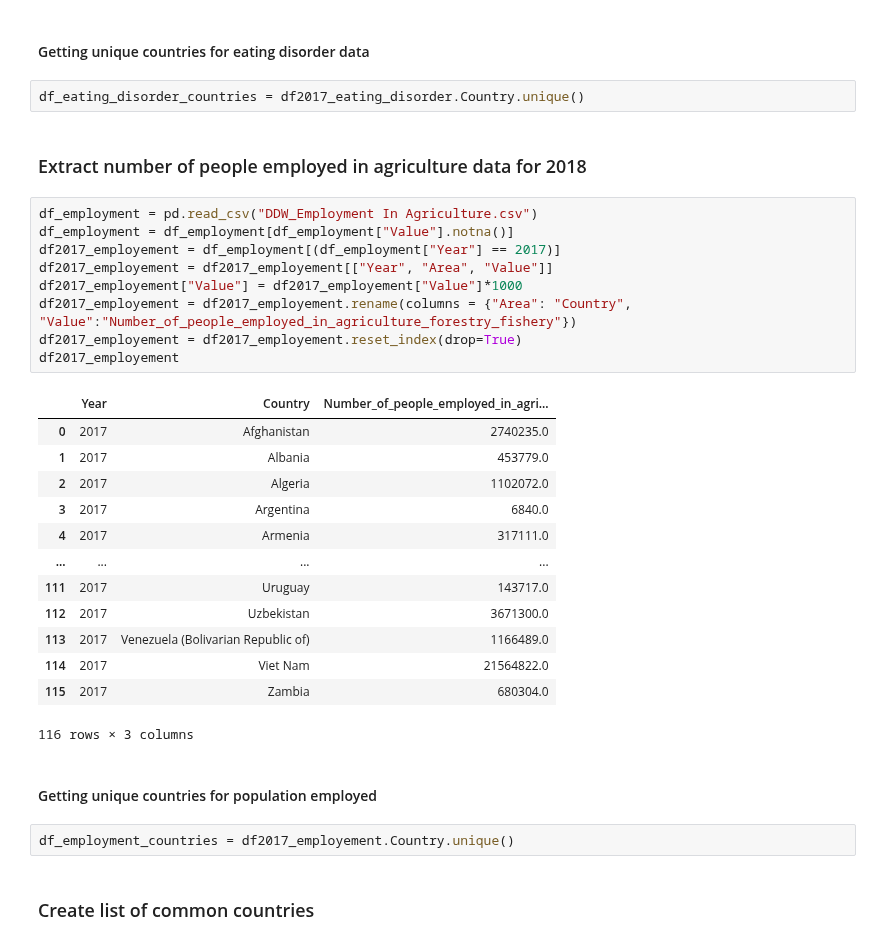
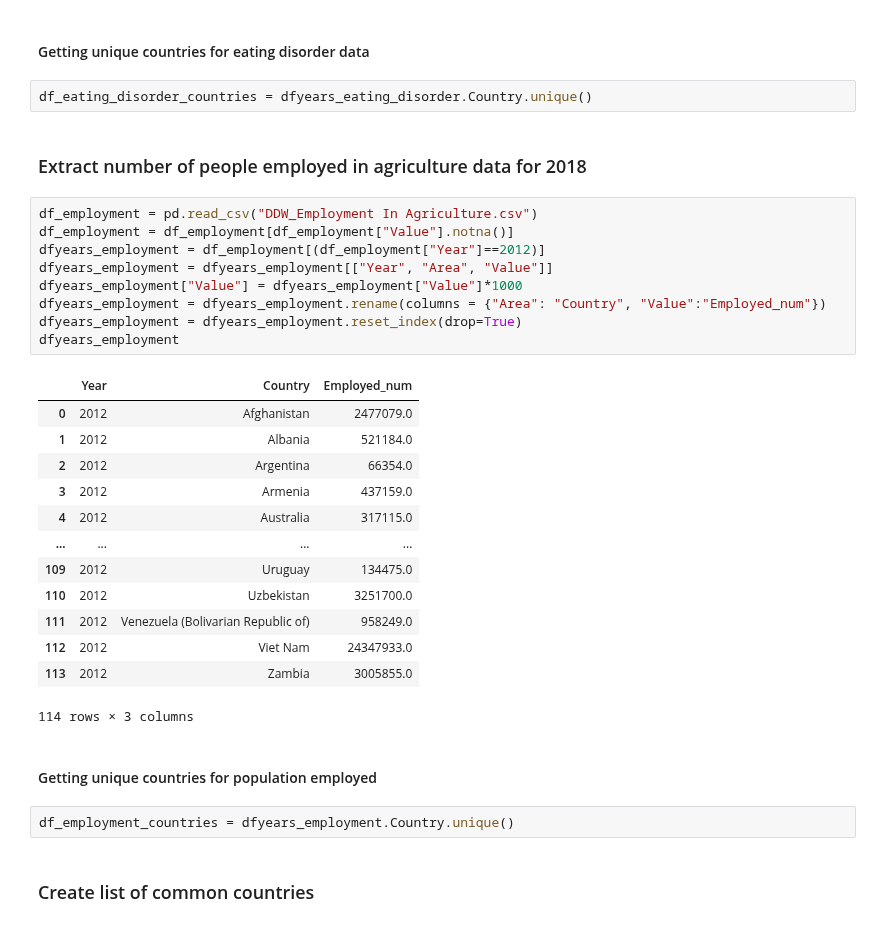
Before and after one commit to tanjoash/2D_data_driven_world, a Jupyter notebook: 2dwork/2D DDW.ipynb, the cells around one changed output. Drawn from its saved outputs; the diff is of its cells as text.

```diff
--- a/2dwork/2D DDW.ipynb
+++ b/2dwork/2D DDW.ipynb
@@ -256,35 +279,35 @@ df2017_eating_disorder
 # %% [markdown]
 #### Getting unique countries for eating disorder data
 # %%
-df_eating_disorder_countries = df2017_eating_disorder.Country.unique()
+df_eating_disorder_countries = dfyears_eating_disorder.Country.unique()
 # %% [markdown]
 ### Extract number of people employed in agriculture data for 2018
 # %%
 df_employment = pd.read_csv("DDW_Employment In Agriculture.csv")
 df_employment = df_employment[df_employment["Value"].notna()]
-df2017_employement = df_employment[(df_employment["Year"] == 2017)]
-df2017_employement = df2017_employement[["Year", "Area", "Value"]]
-df2017_employement["Value"] = df2017_employement["Value"]*1000
-df2017_employement = df2017_employement.rename(columns = {"Area": "Country", "Value":"Number_of_people_employed_in_agriculture_forestry_fishery"})
-df2017_employement = df2017_employement.reset_index(drop=True)
-df2017_employement
+dfyears_employment = df_employment[(df_employment["Year"]==2012)]
+dfyears_employment = dfyears_employment[["Year", "Area", "Value"]]
+dfyears_employment["Value"] = dfyears_employment["Value"]*1000
+dfyears_employment = dfyears_employment.rename(columns = {"Area": "Country", "Value":"Employed_num"})
+dfyears_employment = dfyears_employment.reset_index(drop=True)
+dfyears_employment
 # %% [output]
-|  | Year | Country | Number_of_people_employed_in_agri... |
-| 0 | 2017 | Afghanistan | 2740235.0 |
-| 1 | 2017 | Albania | 453779.0 |
-| 2 | 2017 | Algeria | 1102072.0 |
-| 3 | 2017 | Argentina | 6840.0 |
-| 4 | 2017 | Armenia | 317111.0 |
+|  | Year | Country | Employed_num |
+| 0 | 2012 | Afghanistan | 2477079.0 |
+| 1 | 2012 | Albania | 521184.0 |
+| 2 | 2012 | Argentina | 66354.0 |
+| 3 | 2012 | Armenia | 437159.0 |
+| 4 | 2012 | Australia | 317115.0 |
 | ... | ... | ... | ... |
-| 111 | 2017 | Uruguay | 143717.0 |
-| 112 | 2017 | Uzbekistan | 3671300.0 |
-| 113 | 2017 | Venezuela (Bolivarian Republic of) | 1166489.0 |
-| 114 | 2017 | Viet Nam | 21564822.0 |
-| 115 | 2017 | Zambia | 680304.0 |
+| 109 | 2012 | Uruguay | 134475.0 |
+| 110 | 2012 | Uzbekistan | 3251700.0 |
+| 111 | 2012 | Venezuela (Bolivarian Republic of) | 958249.0 |
+| 112 | 2012 | Viet Nam | 24347933.0 |
+| 113 | 2012 | Zambia | 3005855.0 |
-116 rows × 3 columns
+114 rows × 3 columns
 # %% [markdown]
 #### Getting unique countries for population employed
 # %%
-df_employment_countries = df2017_employement.Country.unique()
+df_employment_countries = dfyears_employment.Country.unique()
 # %% [markdown]
 ### Create list of common countries
```
Also changed, not shown: parts of 42 cells of this notebook, 7 other files.
